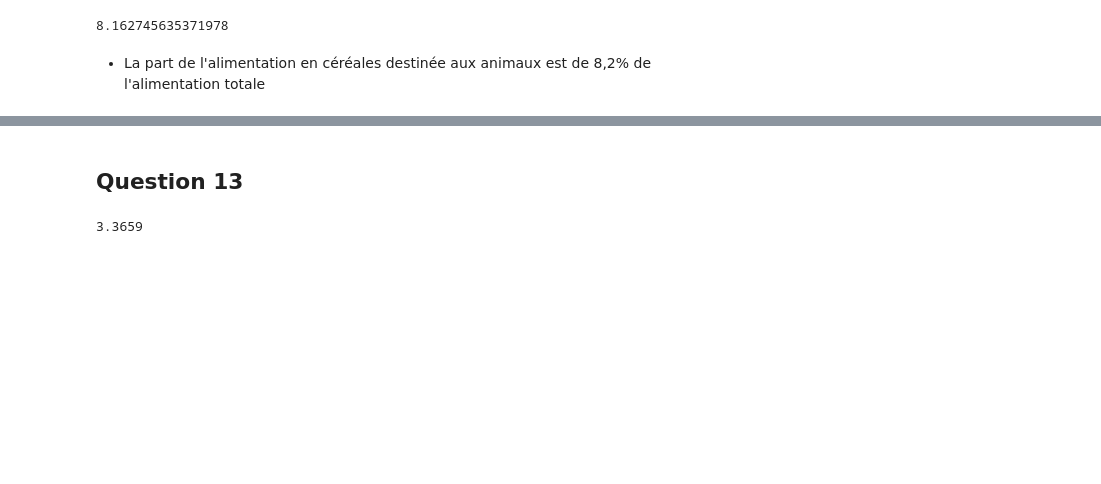
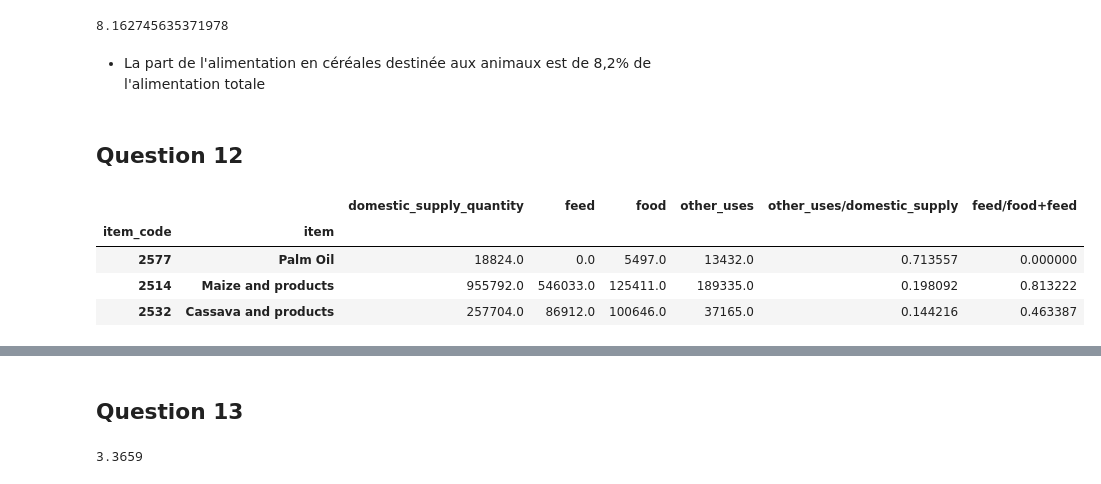
Before and after one commit to ouskah/OCDA_P3-lss, a Jupyter notebook: P3.ipynb, the cells around one changed output, grey strips where cells are left out. Saved outputs shown, nothing was run; the diff lists cells and outputs as text; code cells hidden in the pictures; blank space fills up the shorter version.

Commit message:
Réponse à la question 12

```diff
--- a/P3.ipynb
+++ b/P3.ipynb
@@ -404,3 +404,28 @@ temp['feed'].sum() / (temp['feed'].sum() + temp['food'].sum()) * 100
 8.162745635371978
 # %% [markdown]
 - La part de l'alimentation en céréales destinée aux animaux est de 8,2% de l'alimentation totale
+# %% [markdown]
+## Question 12
+# %%
+temp = pd.read_csv("und.csv", usecols = ["Area Code", "Value"])
+temp = temp.replace([np.inf, -np.inf], np.nan).dropna(subset=["Value"], how="all")
+undernourished_countries = np.array(temp['Area Code'])
+undernourished = data.loc[data['country_code'].isin(undernourished_countries)]
+#undernourished.head()
+undernourished = undernourished.replace([np.inf, -np.inf], np.nan).dropna(subset=["export_quantity"], how="all")
+undernourished = undernourished.pivot_table(
+    index=["item_code"],
+    values=["export_quantity"], aggfunc=sum).sort_values(by='export_quantity', ascending=False).head(15)
+most_exported_products = data.loc[data['item_code'].isin(undernourished.index.values.tolist())]
+most_exported_products = most_exported_products.pivot_table(
+    index=["item_code", "item"],
+    values=["other_uses", "domestic_supply_quantity", "food", "feed"], aggfunc=sum).sort_values(by='domestic_supply_quantity', ascending=False).head(200)
+most_exported_products['other_uses/domestic_supply'] = most_exported_products['other_uses'] / most_exported_products['domestic_supply_quantity']
+most_exported_products['feed/food+feed'] = most_exported_products['feed'] / (most_exported_products['food'] + most_exported_products['feed'])
+most_exported_products.sort_values(by='other_uses/domestic_supply', ascending=False).head(3)
+# %% [output]
+|  |  | domestic_supply_quantity | feed | food | other_uses | other_uses/domestic_supply | feed/food+feed |
+| item_code | item |  |  |  |  |  |  |
+| 2577 | Palm Oil | 18824.0 | 0.0 | 5497.0 | 13432.0 | 0.713557 | 0.000000 |
+| 2514 | Maize and products | 955792.0 | 546033.0 | 125411.0 | 189335.0 | 0.198092 | 0.813222 |
+| 2532 | Cassava and products | 257704.0 | 86912.0 | 100646.0 | 37165.0 | 0.144216 | 0.463387 |
```
Also changed, not shown: parts of 1 cell of this notebook, 1 other file.
